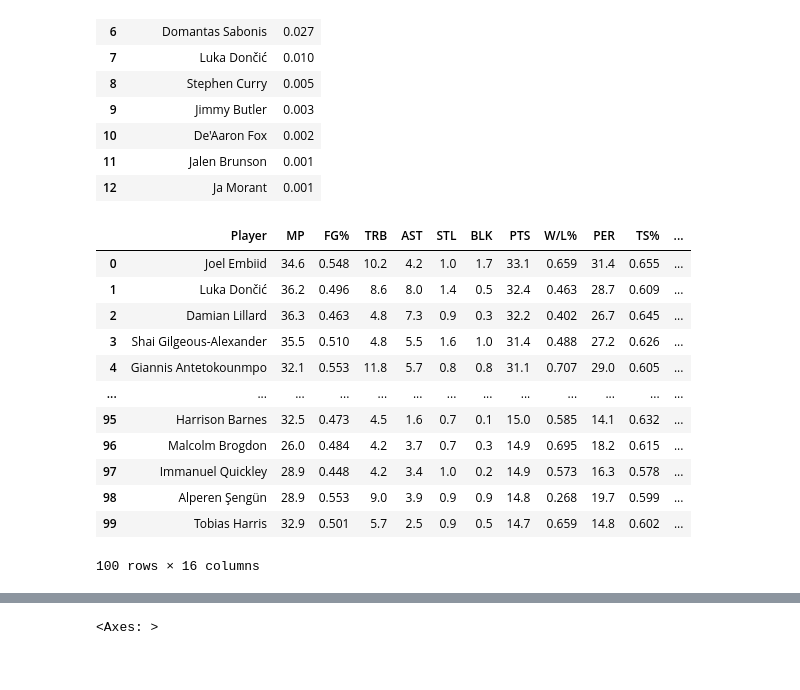
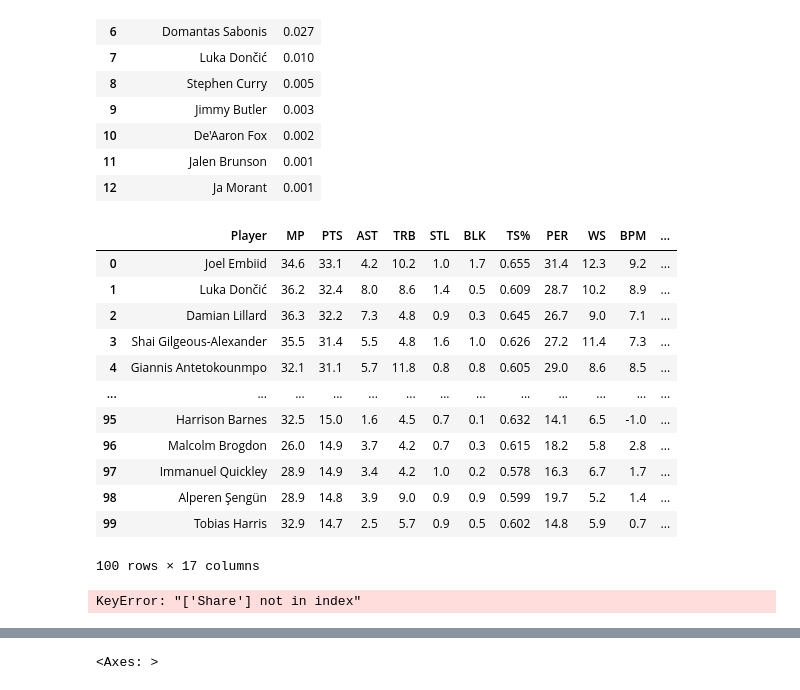
Before and after one commit to esencela/NBA_MVP_Predictor, a Jupyter notebook: notebooks/data_exploration.ipynb, the cells around one changed output, grey strips where cells are left out. Saved outputs shown, nothing was run; the diff lists cells and outputs as text; code cells hidden in the pictures.

```diff
--- a/notebooks/data_exploration.ipynb
+++ b/notebooks/data_exploration.ipynb
@@ -309,23 +309,26 @@ df_mvp
 # %%
 df_season = df_season.merge(df_mvp, how='left', on='Player')
 df_season = df_season.fillna(0)
+df_season['Season'] = season
 df_season
 # %% [output]
-|  | Player | MP | FG% | TRB | AST | STL | BLK | PTS | W/L% | PER | TS% | ... |
-| 0 | Joel Embiid | 34.6 | 0.548 | 10.2 | 4.2 | 1.0 | 1.7 | 33.1 | 0.659 | 31.4 | 0.655 | ... |
-| 1 | Luka Dončić | 36.2 | 0.496 | 8.6 | 8.0 | 1.4 | 0.5 | 32.4 | 0.463 | 28.7 | 0.609 | ... |
-| 2 | Damian Lillard | 36.3 | 0.463 | 4.8 | 7.3 | 0.9 | 0.3 | 32.2 | 0.402 | 26.7 | 0.645 | ... |
-| 3 | Shai Gilgeous-Alexander | 35.5 | 0.510 | 4.8 | 5.5 | 1.6 | 1.0 | 31.4 | 0.488 | 27.2 | 0.626 | ... |
-| 4 | Giannis Antetokounmpo | 32.1 | 0.553 | 11.8 | 5.7 | 0.8 | 0.8 | 31.1 | 0.707 | 29.0 | 0.605 | ... |
+|  | Player | MP | PTS | AST | TRB | STL | BLK | TS% | PER | WS | BPM | ... |
+| 0 | Joel Embiid | 34.6 | 33.1 | 4.2 | 10.2 | 1.0 | 1.7 | 0.655 | 31.4 | 12.3 | 9.2 | ... |
+| 1 | Luka Dončić | 36.2 | 32.4 | 8.0 | 8.6 | 1.4 | 0.5 | 0.609 | 28.7 | 10.2 | 8.9 | ... |
+| 2 | Damian Lillard | 36.3 | 32.2 | 7.3 | 4.8 | 0.9 | 0.3 | 0.645 | 26.7 | 9.0 | 7.1 | ... |
+| 3 | Shai Gilgeous-Alexander | 35.5 | 31.4 | 5.5 | 4.8 | 1.6 | 1.0 | 0.626 | 27.2 | 11.4 | 7.3 | ... |
+| 4 | Giannis Antetokounmpo | 32.1 | 31.1 | 5.7 | 11.8 | 0.8 | 0.8 | 0.605 | 29.0 | 8.6 | 8.5 | ... |
 | ... | ... | ... | ... | ... | ... | ... | ... | ... | ... | ... | ... | ... |
-| 95 | Harrison Barnes | 32.5 | 0.473 | 4.5 | 1.6 | 0.7 | 0.1 | 15.0 | 0.585 | 14.1 | 0.632 | ... |
-| 96 | Malcolm Brogdon | 26.0 | 0.484 | 4.2 | 3.7 | 0.7 | 0.3 | 14.9 | 0.695 | 18.2 | 0.615 | ... |
-| 97 | Immanuel Quickley | 28.9 | 0.448 | 4.2 | 3.4 | 1.0 | 0.2 | 14.9 | 0.573 | 16.3 | 0.578 | ... |
-| 98 | Alperen Şengün | 28.9 | 0.553 | 9.0 | 3.9 | 0.9 | 0.9 | 14.8 | 0.268 | 19.7 | 0.599 | ... |
-| 99 | Tobias Harris | 32.9 | 0.501 | 5.7 | 2.5 | 0.9 | 0.5 | 14.7 | 0.659 | 14.8 | 0.602 | ... |
+| 95 | Harrison Barnes | 32.5 | 15.0 | 1.6 | 4.5 | 0.7 | 0.1 | 0.632 | 14.1 | 6.5 | -1.0 | ... |
+| 96 | Malcolm Brogdon | 26.0 | 14.9 | 3.7 | 4.2 | 0.7 | 0.3 | 0.615 | 18.2 | 5.8 | 2.8 | ... |
+| 97 | Immanuel Quickley | 28.9 | 14.9 | 3.4 | 4.2 | 1.0 | 0.2 | 0.578 | 16.3 | 6.7 | 1.7 | ... |
+| 98 | Alperen Şengün | 28.9 | 14.8 | 3.9 | 9.0 | 0.9 | 0.9 | 0.599 | 19.7 | 5.2 | 1.4 | ... |
+| 99 | Tobias Harris | 32.9 | 14.7 | 2.5 | 5.7 | 0.9 | 0.5 | 0.602 | 14.8 | 5.9 | 0.7 | ... |
-100 rows × 16 columns
+100 rows × 17 columns
 # %%
-df_season = df_season[['Player', 'MP', 'PTS', 'AST', 'TRB', 'STL', 'BLK', 'TS%', 'PER', 'WS', 'BPM', 'VORP', 'USG%', 'W/L%', 'Share']]
+df_season = df_season[['Season', 'Player', 'MP', 'PTS', 'AST', 'TRB', 'STL', 'BLK', 'TS%', 'PER', 'WS', 'BPM', 'VORP', 'USG%', 'W/L%', 'Share']]
+# %% [output]
+KeyError: "['Share'] not in index"
 # %%
 df_season.select_dtypes(include=['int64', 'float64']).corr()
 # %% [output]
```
Also changed, not shown: parts of 24 cells of this notebook.
